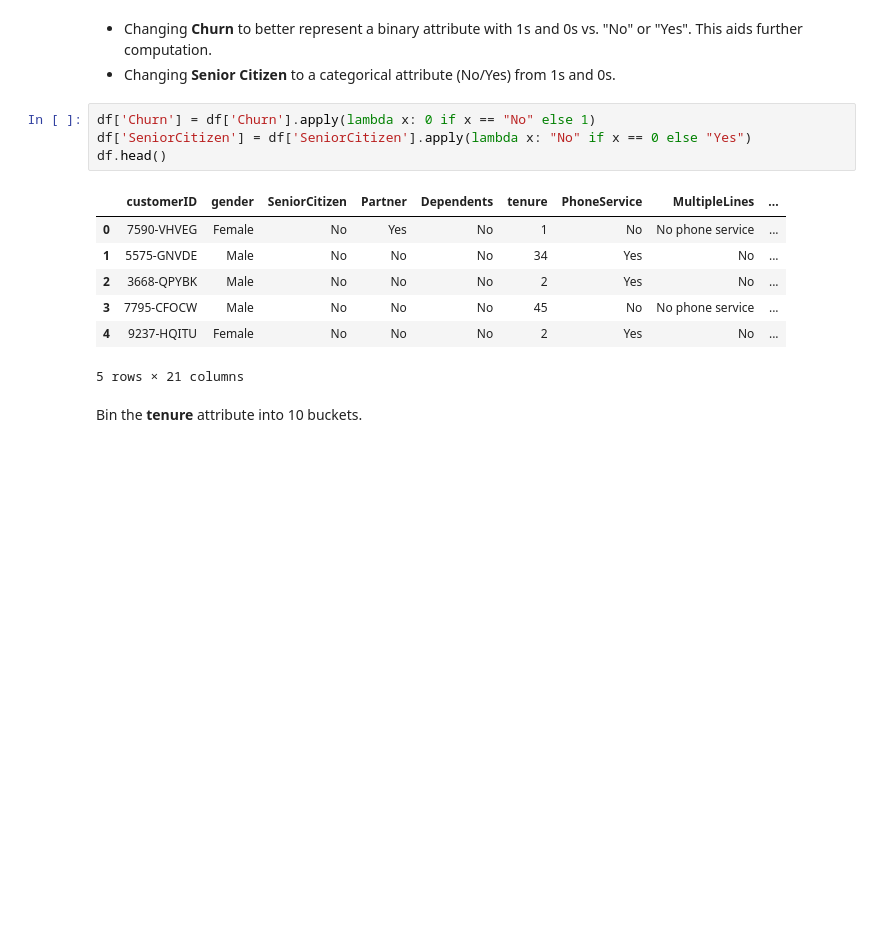
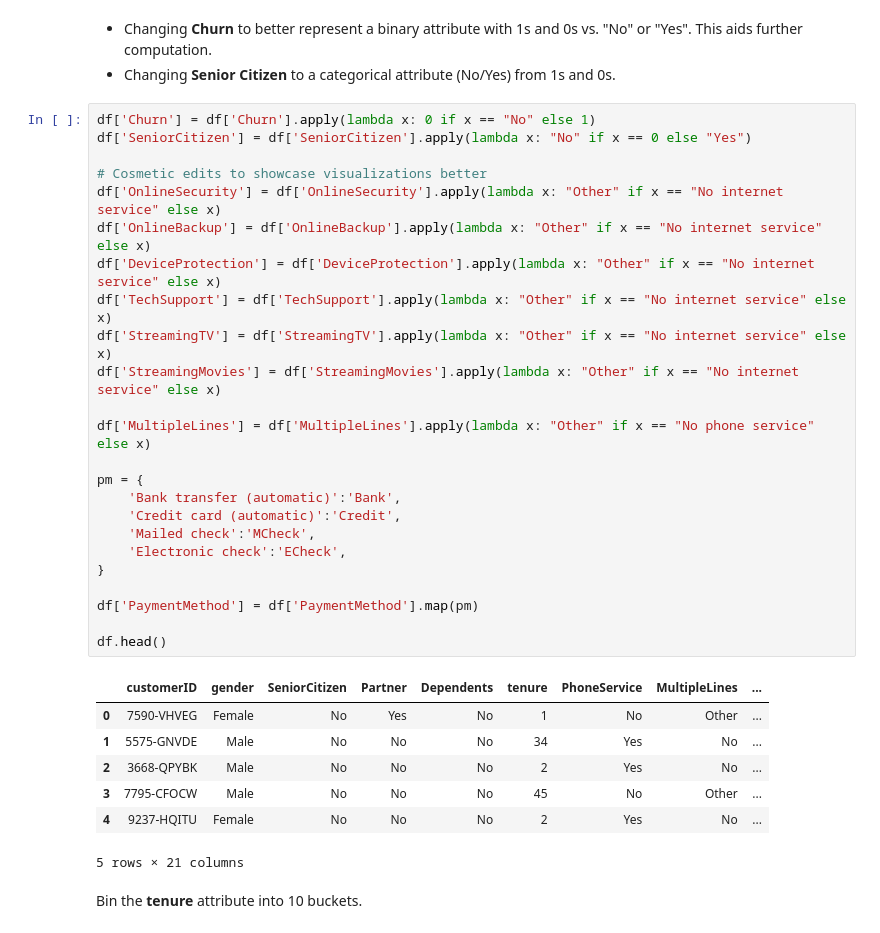
Before and after one commit to ts-azure-services/drift-primer, a Jupyter notebook: mlops_primer/exploratory_analysis.ipynb, the cells around one changed output. Cells and saved outputs as stored; diff of their text form; blank space fills up the shorter version.

```diff
--- a/mlops_primer/exploratory_analysis.ipynb
+++ b/mlops_primer/exploratory_analysis.ipynb
@@ -75,13 +67,33 @@ dtype('float64')
 # %%
 df['Churn'] = df['Churn'].apply(lambda x: 0 if x == "No" else 1)
 df['SeniorCitizen'] = df['SeniorCitizen'].apply(lambda x: "No" if x == 0 else "Yes")
+
+# Cosmetic edits to showcase visualizations better
+df['OnlineSecurity'] = df['OnlineSecurity'].apply(lambda x: "Other" if x == "No internet service" else x)
+df['OnlineBackup'] = df['OnlineBackup'].apply(lambda x: "Other" if x == "No internet service" else x)
+df['DeviceProtection'] = df['DeviceProtection'].apply(lambda x: "Other" if x == "No internet service" else x)
+df['TechSupport'] = df['TechSupport'].apply(lambda x: "Other" if x == "No internet service" else x)
+df['StreamingTV'] = df['StreamingTV'].apply(lambda x: "Other" if x == "No internet service" else x)
+df['StreamingMovies'] = df['StreamingMovies'].apply(lambda x: "Other" if x == "No internet service" else x)
+
+df['MultipleLines'] = df['MultipleLines'].apply(lambda x: "Other" if x == "No phone service" else x)
+
+pm = {
+    'Bank transfer (automatic)':'Bank',
+    'Credit card (automatic)':'Credit',
+    'Mailed check':'MCheck',
+    'Electronic check':'ECheck',
+}
+
+df['PaymentMethod'] = df['PaymentMethod'].map(pm)
+
 df.head()
 # %% [output]
 |  | customerID | gender | SeniorCitizen | Partner | Dependents | tenure | PhoneService | MultipleLines | ... |
-| 0 | 7590-VHVEG | Female | No | Yes | No | 1 | No | No phone service | ... |
+| 0 | 7590-VHVEG | Female | No | Yes | No | 1 | No | Other | ... |
 | 1 | 5575-GNVDE | Male | No | No | No | 34 | Yes | No | ... |
 | 2 | 3668-QPYBK | Male | No | No | No | 2 | Yes | No | ... |
-| 3 | 7795-CFOCW | Male | No | No | No | 45 | No | No phone service | ... |
+| 3 | 7795-CFOCW | Male | No | No | No | 45 | No | Other | ... |
 | 4 | 9237-HQITU | Female | No | No | No | 2 | Yes | No | ... |
 5 rows × 21 columns
 # %% [markdown]
```
Also changed, not shown: parts of 11 cells of this notebook, 1 other file.
